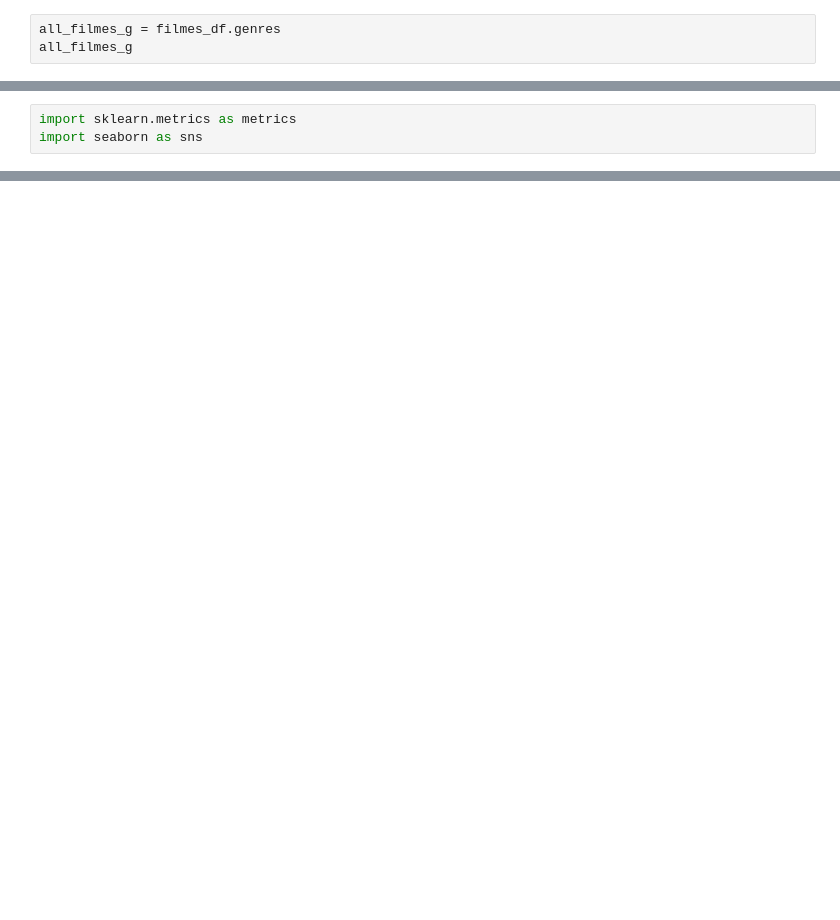
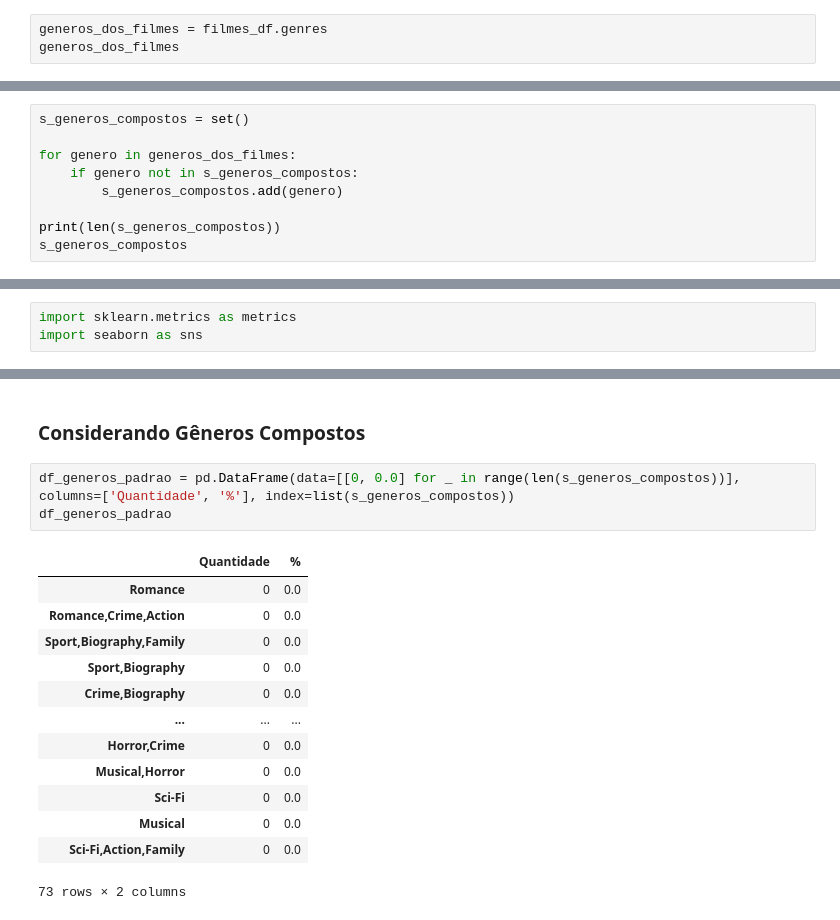
Before and after one commit to MiguelPim01/T1-Ciencia-de-Dados, a Jupyter notebook: main.ipynb, the cells around one changed output, grey strips where cells are left out. Saved outputs shown, nothing was run; the diff lists cells and outputs as text; blank space fills up the shorter version.

```diff
--- a/main.ipynb
+++ b/main.ipynb
@@ -239,8 +242,8 @@ array([[ 0.13651584, -0.02515028,  0.00916659, ...,  0.00539265,
 # %% [markdown]
 ## Verificando os Generos
 # %%
-all_filmes_g = filmes_df.genres
-all_filmes_g
+generos_dos_filmes = filmes_df.genres
+generos_dos_filmes
 # %% [output]
 0                Family
 1               Romance
@@ -254,3 +257,12 @@ all_filmes_g
 30356           Romance
 30357            Action
 Name: genres, Length: 30358, dtype: object
+# %%
+s_generos_compostos = set()
+
+for genero in generos_dos_filmes:
+    if genero not in s_generos_compostos:
+        s_generos_compostos.add(genero)
+
+print(len(s_generos_compostos))
+s_generos_compostos
@@ -323,0 +558,19 @@ euclidean_dists
+# %% [markdown]
+### Considerando Gêneros Compostos
+# %%
+df_generos_padrao = pd.DataFrame(data=[[0, 0.0] for _ in range(len(s_generos_compostos))], columns=['Quantidade', '%'], index=list(s_generos_compostos))
+df_generos_padrao
+# %% [output]
+|  | Quantidade | % |
+| Romance | 0 | 0.0 |
+| Romance,Crime,Action | 0 | 0.0 |
+| Sport,Biography,Family | 0 | 0.0 |
+| Sport,Biography | 0 | 0.0 |
+| Crime,Biography | 0 | 0.0 |
+| ... | ... | ... |
+| Horror,Crime | 0 | 0.0 |
+| Musical,Horror | 0 | 0.0 |
+| Sci-Fi | 0 | 0.0 |
+| Musical | 0 | 0.0 |
+| Sci-Fi,Action,Family | 0 | 0.0 |
+73 rows × 2 columns
```
Also changed, not shown: parts of 28 cells of this notebook.
